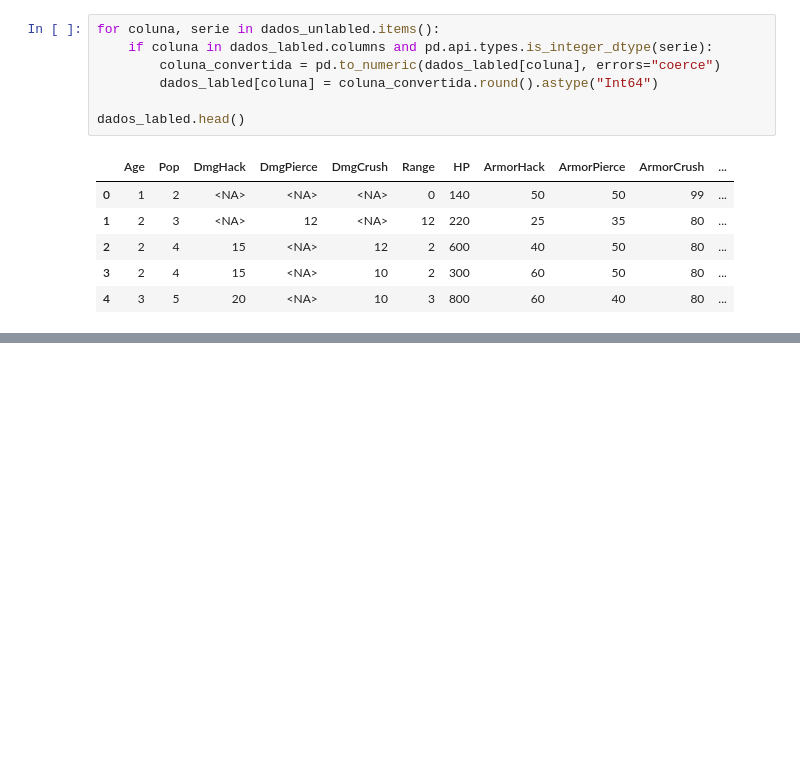
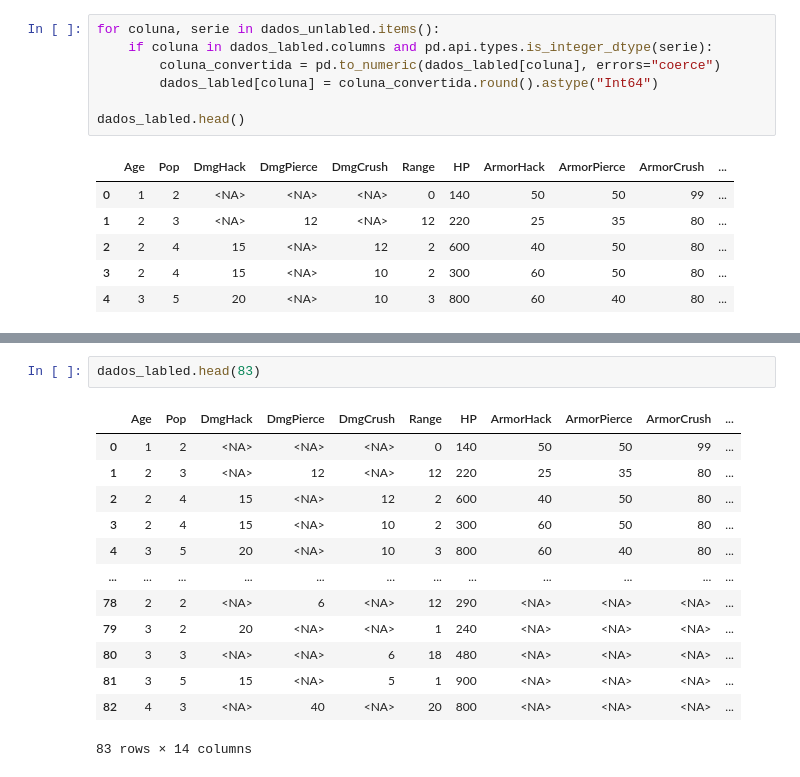
Before and after one commit to Guidjy/ELC1098-Mineracao-de-Dados, a Jupyter notebook: T2/main.ipynb, the cells around one changed output, grey strips where cells are left out. Saved outputs shown, nothing was run; the diff lists cells and outputs as text; blank space fills up the shorter version.

```diff
--- a/T2/main.ipynb
+++ b/T2/main.ipynb
@@ -124,0 +184,16 @@ TO DO: age -- == 0
+# %%
+dados_labled.head(83)
+# %% [output]
+|  | Age | Pop | DmgHack | DmgPierce | DmgCrush | Range | HP | ArmorHack | ArmorPierce | ArmorCrush | ... |
+| 0 | 1 | 2 | <NA> | <NA> | <NA> | 0 | 140 | 50 | 50 | 99 | ... |
+| 1 | 2 | 3 | <NA> | 12 | <NA> | 12 | 220 | 25 | 35 | 80 | ... |
+| 2 | 2 | 4 | 15 | <NA> | 12 | 2 | 600 | 40 | 50 | 80 | ... |
+| 3 | 2 | 4 | 15 | <NA> | 10 | 2 | 300 | 60 | 50 | 80 | ... |
+| 4 | 3 | 5 | 20 | <NA> | 10 | 3 | 800 | 60 | 40 | 80 | ... |
+| ... | ... | ... | ... | ... | ... | ... | ... | ... | ... | ... | ... |
+| 78 | 2 | 2 | <NA> | 6 | <NA> | 12 | 290 | <NA> | <NA> | <NA> | ... |
+| 79 | 3 | 2 | 20 | <NA> | <NA> | 1 | 240 | <NA> | <NA> | <NA> | ... |
+| 80 | 3 | 3 | <NA> | <NA> | 6 | 18 | 480 | <NA> | <NA> | <NA> | ... |
+| 81 | 3 | 5 | 15 | <NA> | 5 | 1 | 900 | <NA> | <NA> | <NA> | ... |
+| 82 | 4 | 3 | <NA> | 40 | <NA> | 20 | 800 | <NA> | <NA> | <NA> | ... |
+83 rows × 14 columns
```
Also changed, not shown: parts of 11 cells of this notebook, 1 other file.
